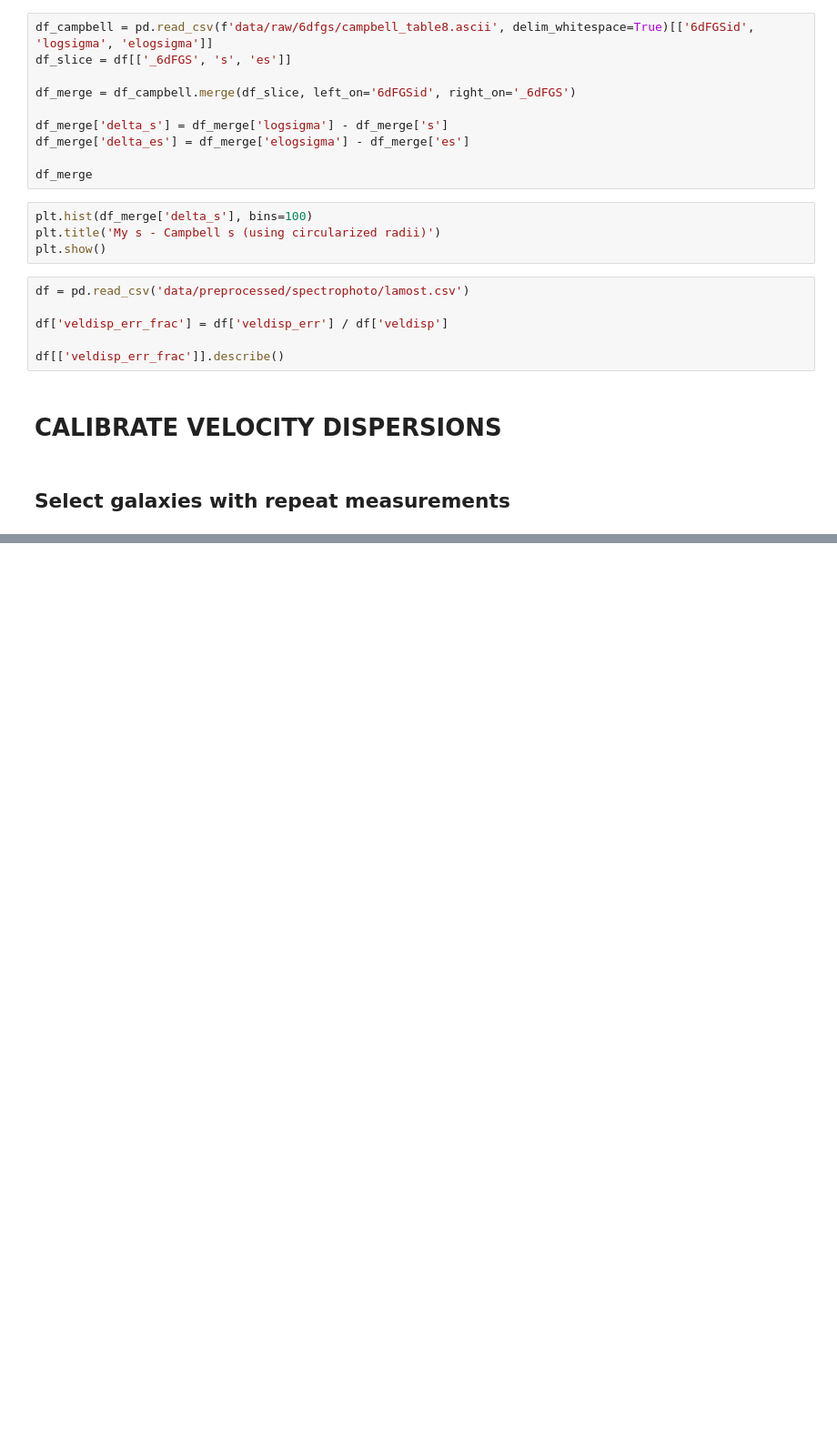
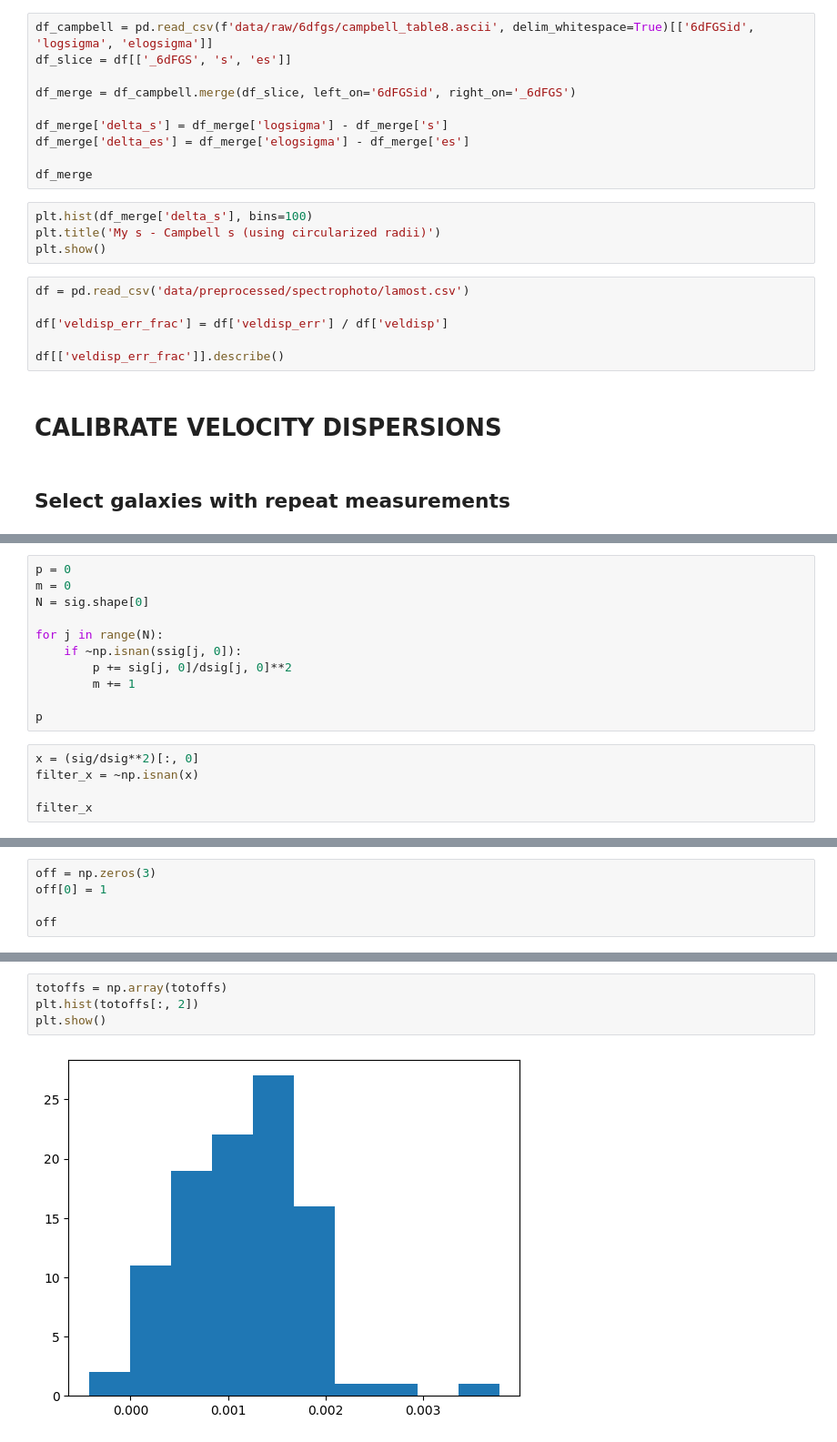
Before and after one commit to mrafifrbbn/thesis-research-2.0, a Jupyter notebook: notebook.ipynb, the cells around one changed output, grey strips where cells are left out. Shown at 91% size. Drawn from its saved outputs; the diff is of its cells as text; blank space fills up the shorter version.

```diff
--- a/notebook.ipynb
+++ b/notebook.ipynb
@@ -1192,0 +872,16 @@ Error significance = 3.34
+# %%
+p = 0
+m = 0
+N = sig.shape[0]
+
+for j in range(N):
+    if ~np.isnan(ssig[j, 0]):
+        p += sig[j, 0]/dsig[j, 0]**2
+        m += 1
+
+p
+# %%
+x = (sig/dsig**2)[:, 0]
+filter_x = ~np.isnan(x)
+
+filter_x
@@ -1192,0 +900,5 @@ Error significance = 3.34
+# %%
+off = np.zeros(3)
+off[0] = 1
+
+off
@@ -1307,0 +1060,6 @@ print('LAMOST offset = %.3f' % totoff[2] + r' +- %.3f' % err[2])
+# %%
+totoffs = np.array(totoffs)
+plt.hist(totoffs[:, 2])
+plt.show()
+# %% [output]
+[figure, added]
```
Also changed, not shown: parts of 24 cells of this notebook, 6 other files.
